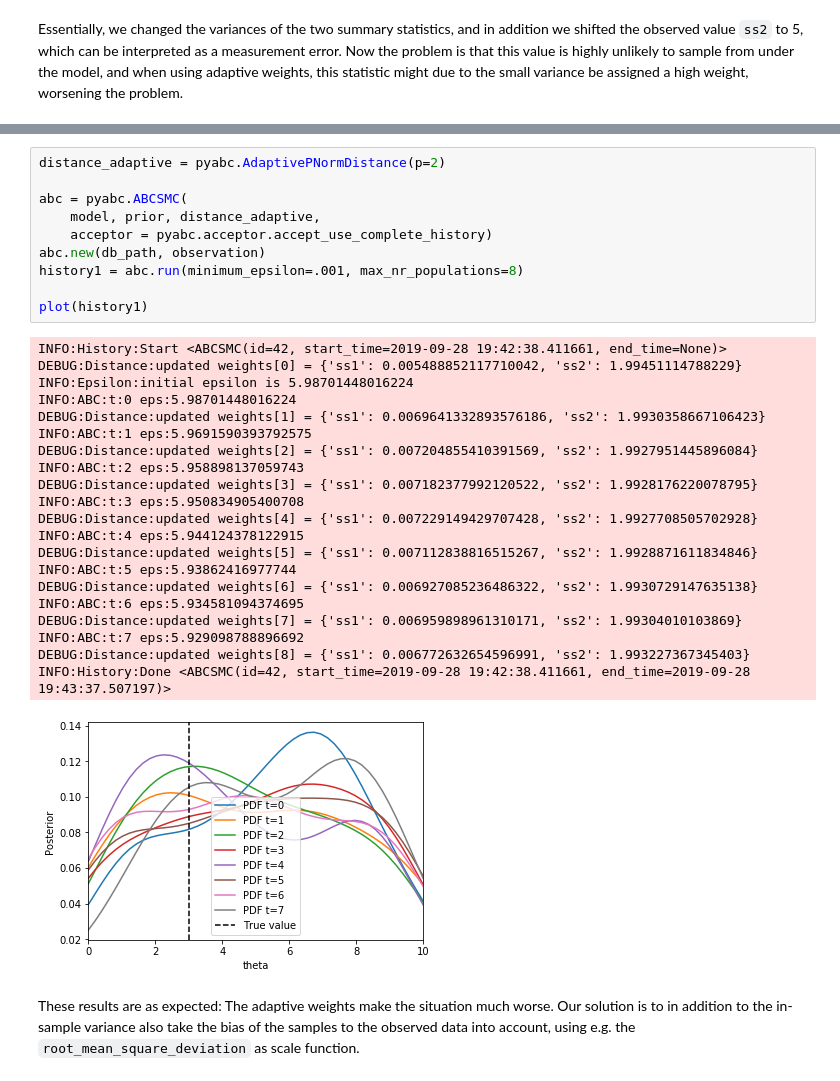
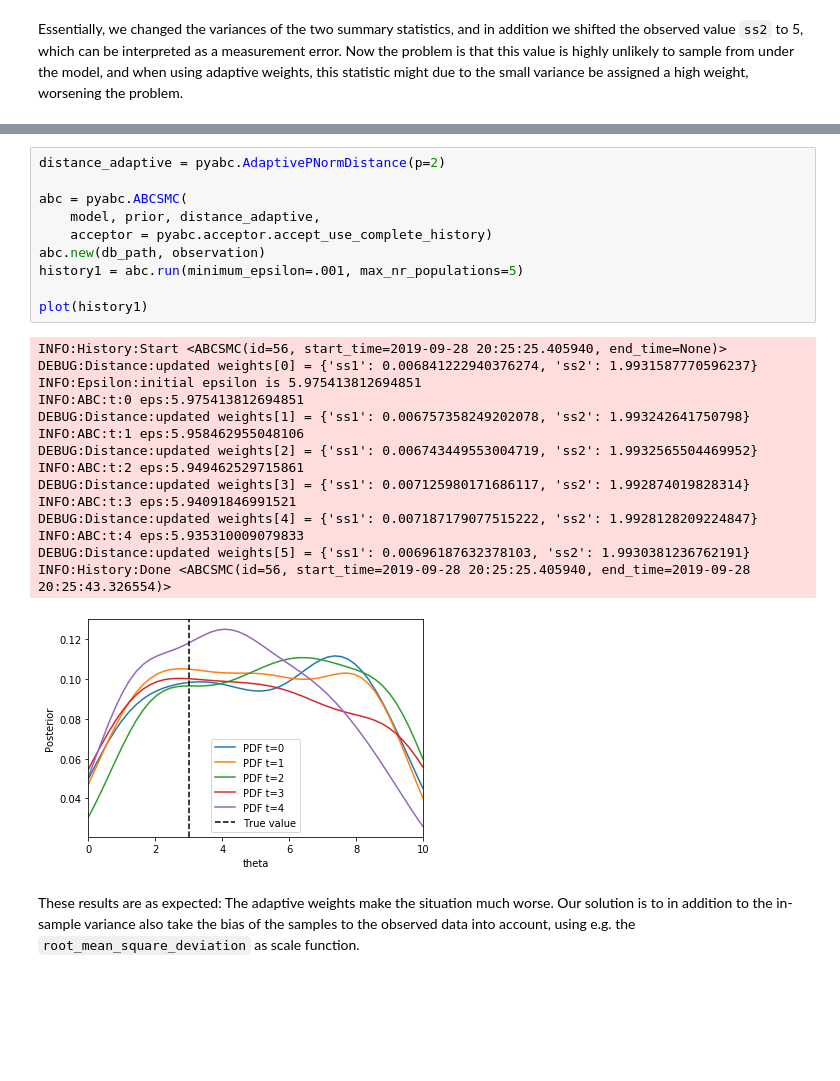
Before and after one commit to ICB-DCM/pyABC, a Jupyter notebook: doc/examples/adaptive_distances.ipynb, the cells around one changed output, grey strips where cells are left out. Cells and saved outputs as stored; diff of their text form; blank space fills up the shorter version.

```diff
--- a/doc/examples/adaptive_distances.ipynb
+++ b/doc/examples/adaptive_distances.ipynb
@@ -201,35 +198,29 @@ INFO:History:Done <ABCSMC(id=41, start_time=2019-09-28 19:42:18.732058, end_time
 # %%
 distance_adaptive = pyabc.AdaptivePNormDistance(p=2)
 
 abc = pyabc.ABCSMC(
     model, prior, distance_adaptive,
     acceptor = pyabc.acceptor.accept_use_complete_history)
 abc.new(db_path, observation)
-history1 = abc.run(minimum_epsilon=.001, max_nr_populations=8)
+history1 = abc.run(minimum_epsilon=.001, max_nr_populations=5)
 
 plot(history1)
 # %% [output]
-INFO:History:Start <ABCSMC(id=42, start_time=2019-09-28 19:42:38.411661, end_time=None)>
-DEBUG:Distance:updated weights[0] = {'ss1': 0.005488852117710042, 'ss2': 1.99451114788229}
-INFO:Epsilon:initial epsilon is 5.98701448016224
-INFO:ABC:t:0 eps:5.98701448016224
-DEBUG:Distance:updated weights[1] = {'ss1': 0.0069641332893576186, 'ss2': 1.9930358667106423}
-INFO:ABC:t:1 eps:5.9691590393792575
-DEBUG:Distance:updated weights[2] = {'ss1': 0.007204855410391569, 'ss2': 1.9927951445896084}
-INFO:ABC:t:2 eps:5.958898137059743
-DEBUG:Distance:updated weights[3] = {'ss1': 0.007182377992120522, 'ss2': 1.9928176220078795}
-INFO:ABC:t:3 eps:5.950834905400708
-DEBUG:Distance:updated weights[4] = {'ss1': 0.007229149429707428, 'ss2': 1.9927708505702928}
-INFO:ABC:t:4 eps:5.944124378122915
-DEBUG:Distance:updated weights[5] = {'ss1': 0.007112838816515267, 'ss2': 1.9928871611834846}
-INFO:ABC:t:5 eps:5.93862416977744
-DEBUG:Distance:updated weights[6] = {'ss1': 0.006927085236486322, 'ss2': 1.9930729147635138}
-INFO:ABC:t:6 eps:5.934581094374695
-DEBUG:Distance:updated weights[7] = {'ss1': 0.006959898961310171, 'ss2': 1.99304010103869}
-INFO:ABC:t:7 eps:5.929098788896692
-DEBUG:Distance:updated weights[8] = {'ss1': 0.006772632654596991, 'ss2': 1.993227367345403}
-INFO:History:Done <ABCSMC(id=42, start_time=2019-09-28 19:42:38.411661, end_time=2019-09-28 19:43:37.507197)>
+INFO:History:Start <ABCSMC(id=56, start_time=2019-09-28 20:25:25.405940, end_time=None)>
+DEBUG:Distance:updated weights[0] = {'ss1': 0.006841222940376274, 'ss2': 1.9931587770596237}
+INFO:Epsilon:initial epsilon is 5.975413812694851
+INFO:ABC:t:0 eps:5.975413812694851
+DEBUG:Distance:updated weights[1] = {'ss1': 0.006757358249202078, 'ss2': 1.993242641750798}
+INFO:ABC:t:1 eps:5.958462955048106
+DEBUG:Distance:updated weights[2] = {'ss1': 0.006743449553004719, 'ss2': 1.9932565504469952}
+INFO:ABC:t:2 eps:5.949462529715861
+DEBUG:Distance:updated weights[3] = {'ss1': 0.007125980171686117, 'ss2': 1.992874019828314}
+INFO:ABC:t:3 eps:5.94091846991521
+DEBUG:Distance:updated weights[4] = {'ss1': 0.007187179077515222, 'ss2': 1.9928128209224847}
+INFO:ABC:t:4 eps:5.935310009079833
+DEBUG:Distance:updated weights[5] = {'ss1': 0.00696187632378103, 'ss2': 1.9930381236762191}
+INFO:History:Done <ABCSMC(id=56, start_time=2019-09-28 20:25:25.405940, end_time=2019-09-28 20:25:43.326554)>
-[figure, old version]
+[figure, new version]
 # %% [markdown]
 These results are as expected: The adaptive weights make the situation much worse. Our solution is to in addition to the in-sample variance also take the bias of the samples to the observed data into account, using e.g. the `root_mean_square_deviation` as scale function.
 # %%
```
Also changed, not shown: parts of 14 cells of this notebook.
